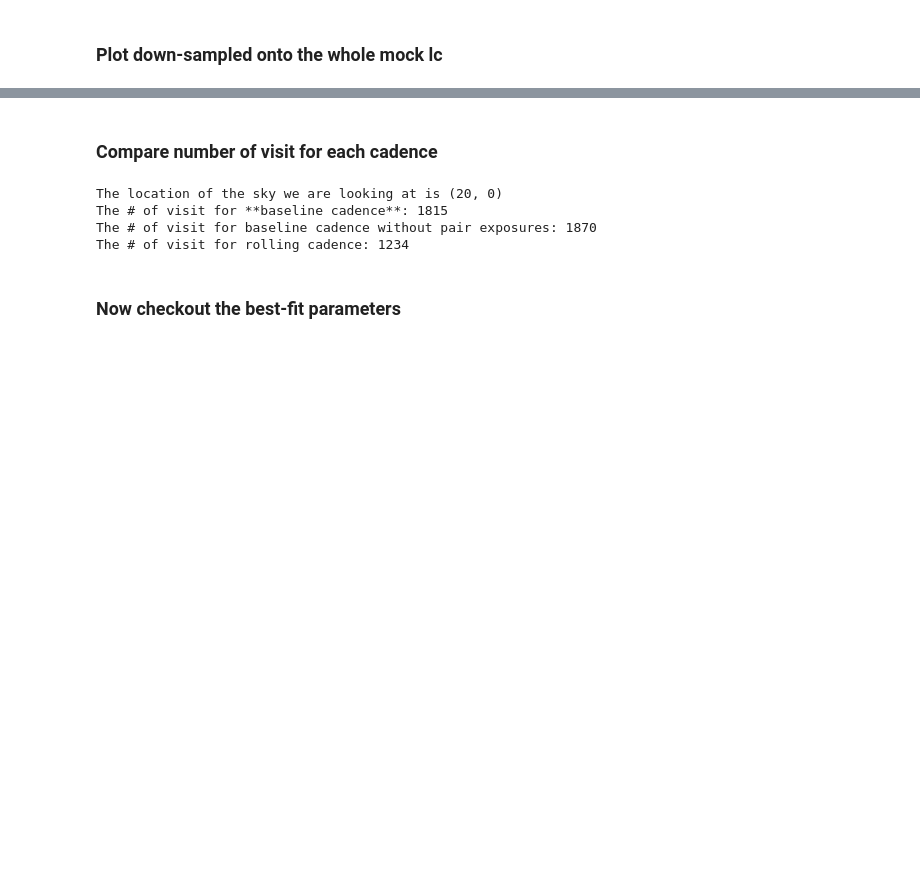
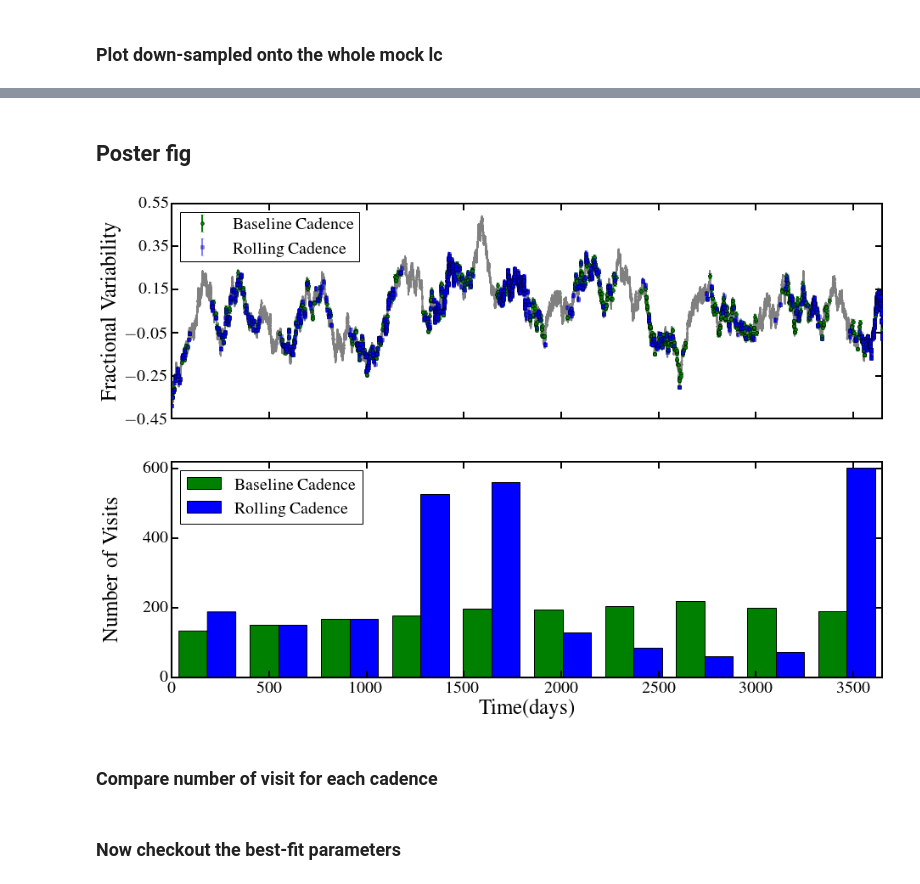
Before and after one commit to ywx649999311/lsst_cadence, a Jupyter notebook: DRW mock lc.ipynb, the cells around one changed output, grey strips where cells are left out. Cells and saved outputs as stored; diff of their text form; code cells hidden in the pictures; blank space fills up the shorter version.

```diff
--- a/DRW mock lc.ipynb
+++ b/DRW mock lc.ipynb
@@ -18,22 +18,23 @@ or matplotlib.backends is imported for the first time.
 ## Generate DRW LC
 # %%
 # load MAF output from file, which was saved from the obs_hist notebook
-maf = np.load('/home/mount/MAF output/all_three.npz')
+maf = np.load('/home/mount/MAF output/58_-27_poster.npz')
 
 # get the result for minion_1016, baseline cadence
 bl_meta = maf['meta1'] # [ra, dec, min_gap, opsim_id], min_gap in hours
 bl_cadence = maf['cadence1'] # cadence in structured array
 
 # result for baseline with no pairs
-bl_np_meta = maf['meta2']
-bl_np_cadence = maf['cadence2']
+# bl_np_meta = maf['meta2']
+
+# bl_np_cadence = maf['cadence2']
 
 #rolling cadence
 roll_meta = maf['meta3']
 roll_cadence = maf['cadence3']
 # %%
 # determine lowest seperation between three different cadence
-sep = np.array([float(bl_meta[2]), float(bl_np_meta[2]), float(roll_meta[2])])
+sep = np.array([float(bl_meta[2]), float(roll_meta[2])])
 min_sep = np.min(sep)
 # %% [markdown]
 ### CARMA(1,0) task
@@ -82,0 +83,4 @@ lc2file('/home/mount/c10_20_0_lc', DRW_lc)
+# %%
+DRW_lc = extLC('/home/mount/c10_58_-27_lc.npz')
+# %%
+DRW_lc.fracNoiseToSignal = 0.01 # need fix, read from saved lc not updating
@@ -126,15 +150,40 @@ ax3.legend(numpoints=1)
+# %% [markdown]
+## Poster fig
+# %%
+f, (ax1, ax2) = plt.subplots(2,1,sharex=True)
+f.set_figheight(10)
+f.set_figwidth(15)
+
+# ax1.set(ylabel='Fractional Variability')
+ax1.errorbar(bl_down.mock_t, bl_down.x/mean, bl_down.yerr/mean, fmt='o', label='Baseline Cadence',
+             zorder=4, capsize=2, markersize=4, color='g')
+ax1.errorbar(roll_down.mock_t, roll_down.x/mean, roll_down.yerr/mean, color='blue',
+             fmt='s', label='Rolling Cadence', zorder=4, capsize=2, markersize=4, alpha=0.5)
+ax1.plot(bl_down.mockLC.t, (bl_down.mockLC.x)/mean, color='gray')
+ax1.set_xlim(0,3650)
+ax1.set_ylim(-0.45,0.55)
+mticks = np.arange(-0.45, 0.75, 0.2)
+ax1.set_yticks(mticks)
+ax1.set_ylabel('Fractional Variability',fontsize=25)
+ax1.legend(numpoints=1, loc='upper left', borderpad=0.3)
+
+ax2.hist([bl_cadence['expDate']/86400, roll_cadence['expDate']/86400], bins=10,
+         color=['g', 'b'], label=['Baseline Cadence', 'Rolling Cadence'])
+ax2.set_ylim(0,620)
+ax2.set_ylabel('Number of Visits',fontsize=25, labelpad=25)
+ax2.legend(loc=2)
+ax2.locator_params(axis='y', nbins=4)
+ax2.set_xlabel('Time(days)', fontsize=25)
+plt.savefig('/home/mount/fig1.png', dpi=500)
+# %% [output]
+[figure, added]
 # %% [markdown]
 ### Compare number of visit for each cadence
 # %%
 print 'The location of the sky we are looking at is ({}, {})'.format(bl_meta[0], bl_meta[1])
 print 'The # of visit for baseline cadence: {}'.format(bl_down.x.shape[0])
-print 'The # of visit for baseline cadence without pair exposures: {}'.format(bl_np_down.x.shape[0])
+#print 'The # of visit for baseline cadence without pair exposures: {}'.format(bl_np_down.x.shape[0])
 print 'The # of visit for rolling cadence: {}'.format(roll_down.x.shape[0])
-# %% [output]
-The location of the sky we are looking at is (20, 0)
-The # of visit for **baseline cadence**: 1815
-The # of visit for baseline cadence without pair exposures: 1870
-The # of visit for rolling cadence: 1234
 # %% [markdown]
 ### Now checkout the best-fit parameters
 # %% [markdown]
```
Also changed, not shown: parts of 20 cells of this notebook, 8 other files.
